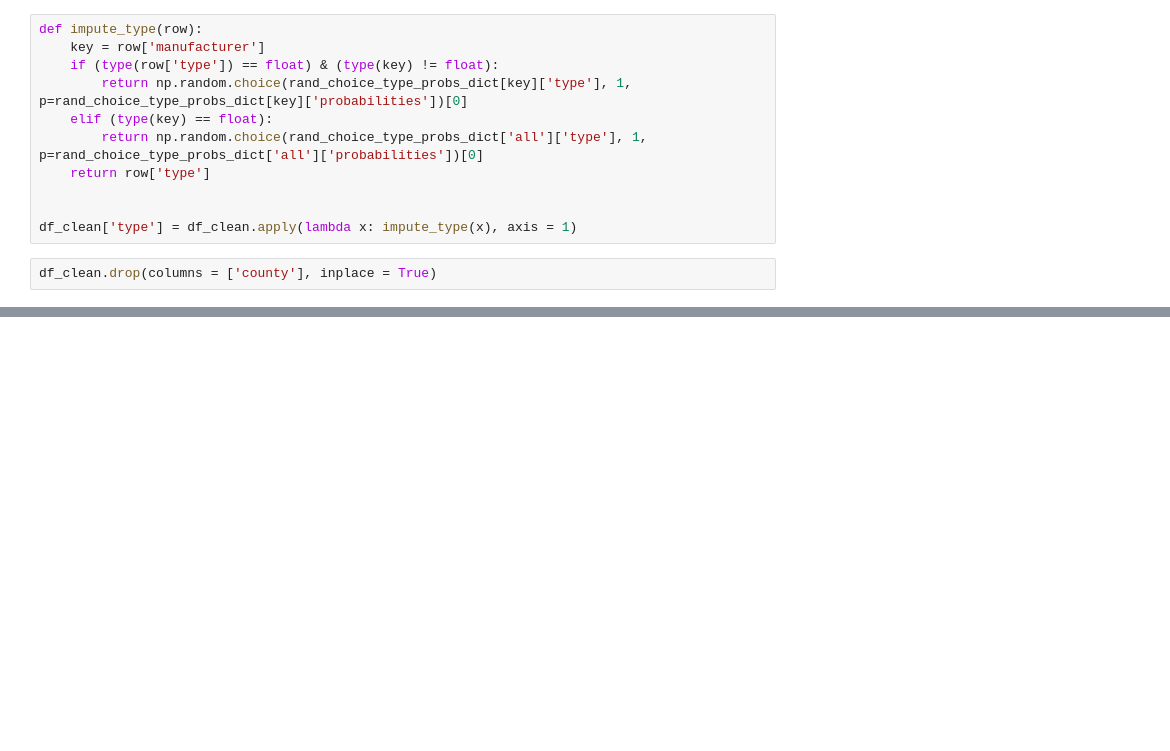
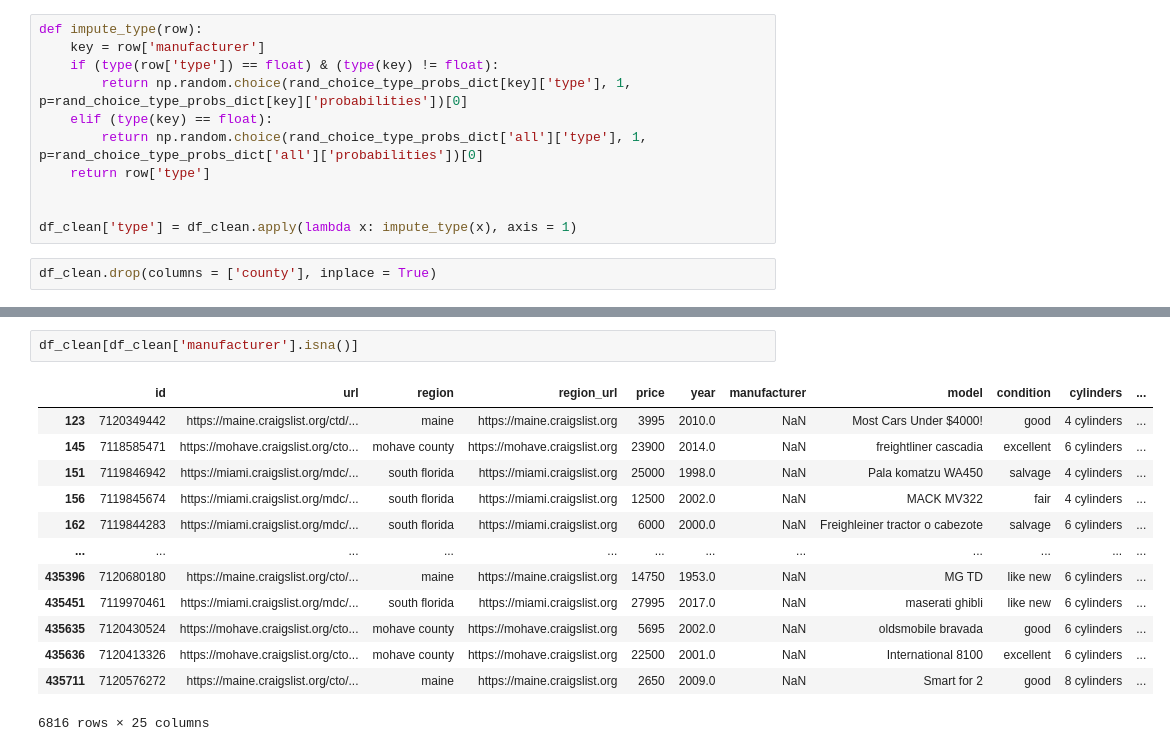
Before and after one commit to Kkies/predicting_craiglist_car_prices, a Jupyter notebook: project_2_cars_craigslist.ipynb, the cells around one changed output, grey strips where cells are left out. Cells and saved outputs as stored; diff of their text form; blank space fills up the shorter version.

```diff
--- a/project_2_cars_craigslist.ipynb
+++ b/project_2_cars_craigslist.ipynb
@@ -1122,3 +1209,19 @@ lat                 3344
 long                3344
 avg_yr_mileage         0
 dtype: int64
+# %%
+df_clean[df_clean['manufacturer'].isna()]
+# %% [output]
+|  | id | url | region | region_url | price | year | manufacturer | model | condition | cylinders | ... |
+| 123 | 7120349442 | https://maine.craigslist.org/ctd/... | maine | https://maine.craigslist.org | 3995 | 2010.0 | NaN | Most Cars Under $4000! | good | 4 cylinders | ... |
+| 145 | 7118585471 | https://mohave.craigslist.org/cto... | mohave county | https://mohave.craigslist.org | 23900 | 2014.0 | NaN | freightliner cascadia | excellent | 6 cylinders | ... |
+| 151 | 7119846942 | https://miami.craigslist.org/mdc/... | south florida | https://miami.craigslist.org | 25000 | 1998.0 | NaN | Pala komatzu WA450 | salvage | 4 cylinders | ... |
+| 156 | 7119845674 | https://miami.craigslist.org/mdc/... | south florida | https://miami.craigslist.org | 12500 | 2002.0 | NaN | MACK MV322 | fair | 4 cylinders | ... |
+| 162 | 7119844283 | https://miami.craigslist.org/mdc/... | south florida | https://miami.craigslist.org | 6000 | 2000.0 | NaN | Freighleiner tractor o cabezote | salvage | 6 cylinders | ... |
+| ... | ... | ... | ... | ... | ... | ... | ... | ... | ... | ... | ... |
+| 435396 | 7120680180 | https://maine.craigslist.org/cto/... | maine | https://maine.craigslist.org | 14750 | 1953.0 | NaN | MG TD | like new | 6 cylinders | ... |
+| 435451 | 7119970461 | https://miami.craigslist.org/mdc/... | south florida | https://miami.craigslist.org | 27995 | 2017.0 | NaN | maserati ghibli | like new | 6 cylinders | ... |
+| 435635 | 7120430524 | https://mohave.craigslist.org/cto... | mohave county | https://mohave.craigslist.org | 5695 | 2002.0 | NaN | oldsmobile bravada | good | 6 cylinders | ... |
+| 435636 | 7120413326 | https://mohave.craigslist.org/cto... | mohave county | https://mohave.craigslist.org | 22500 | 2001.0 | NaN | International 8100 | excellent | 6 cylinders | ... |
+| 435711 | 7120576272 | https://maine.craigslist.org/cto/... | maine | https://maine.craigslist.org | 2650 | 2009.0 | NaN | Smart for 2 | good | 8 cylinders | ... |
+6816 rows × 25 columns
```
Also changed, not shown: parts of 50 cells of this notebook, 1 other file.
